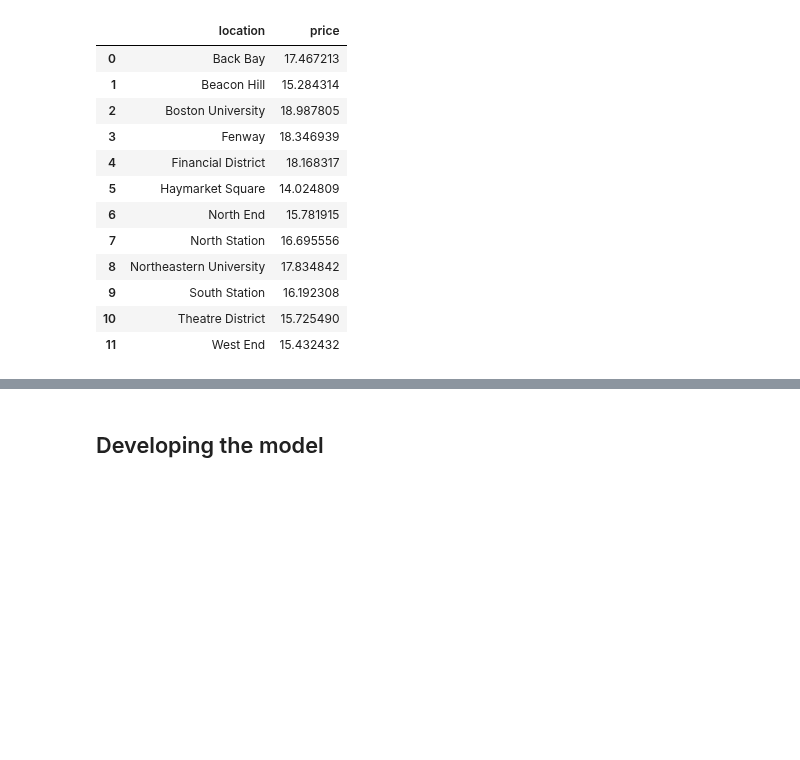
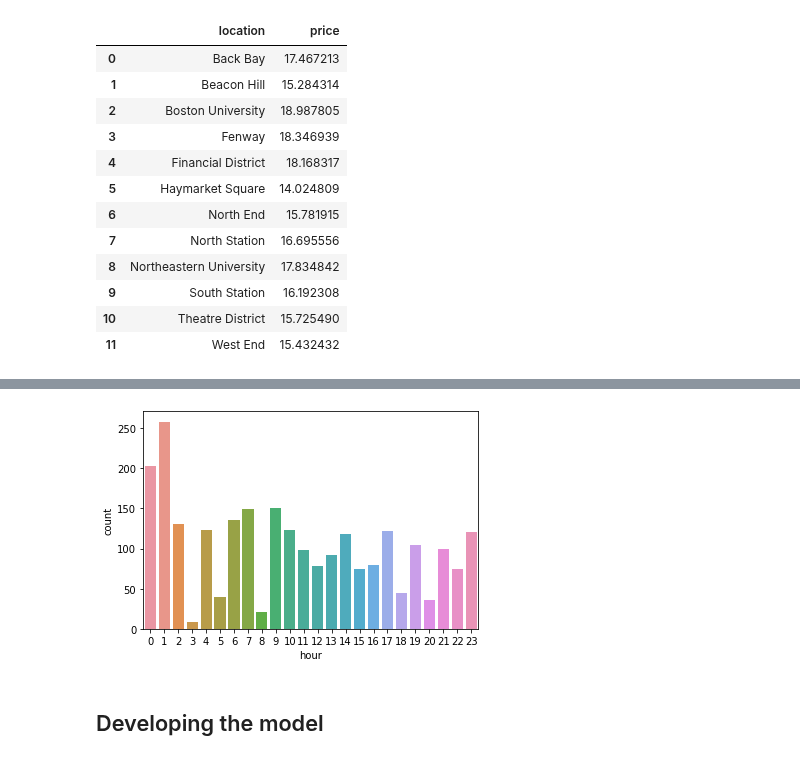
Before and after one commit to cndywu/TheYelpers, a Jupyter notebook: Project Code Template.ipynb, the cells around one changed output, grey strips where cells are left out. Saved outputs shown, nothing was run; the diff lists cells and outputs as text; code cells hidden in the pictures; blank space fills up the shorter version.

```diff
--- a/Project Code Template.ipynb
+++ b/Project Code Template.ipynb
@@ -268,3 +278,9 @@ a.set(xlabel='Location')
+# %%
+#Plotting counts of hour to see if some hours are more popular than others
+a=sns.countplot(x='hour', data=train)
+#Seems like the most rides occur between midnight and 2 am
+# %% [output]
+[figure, added]
 # %% [markdown]
 ## Developing the model
 # %% [markdown]
```
Also changed, not shown: parts of 6 cells of this notebook.
